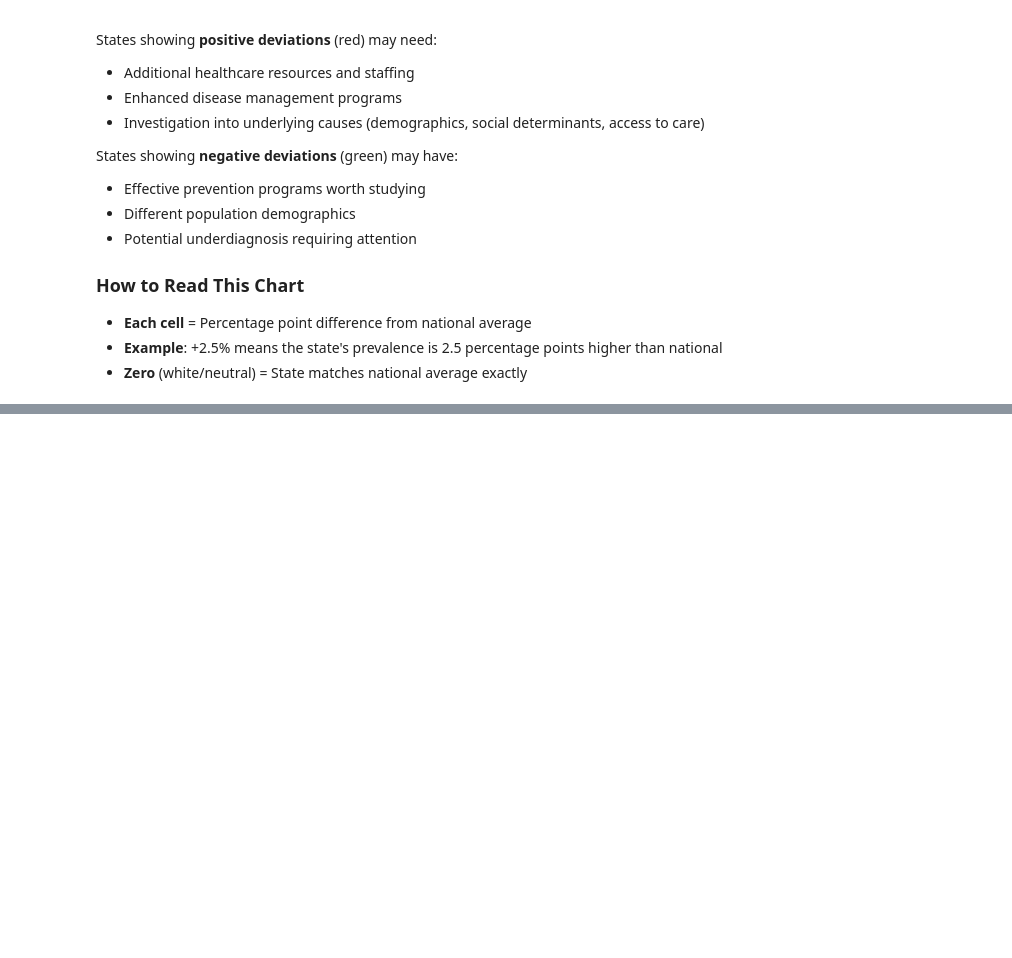
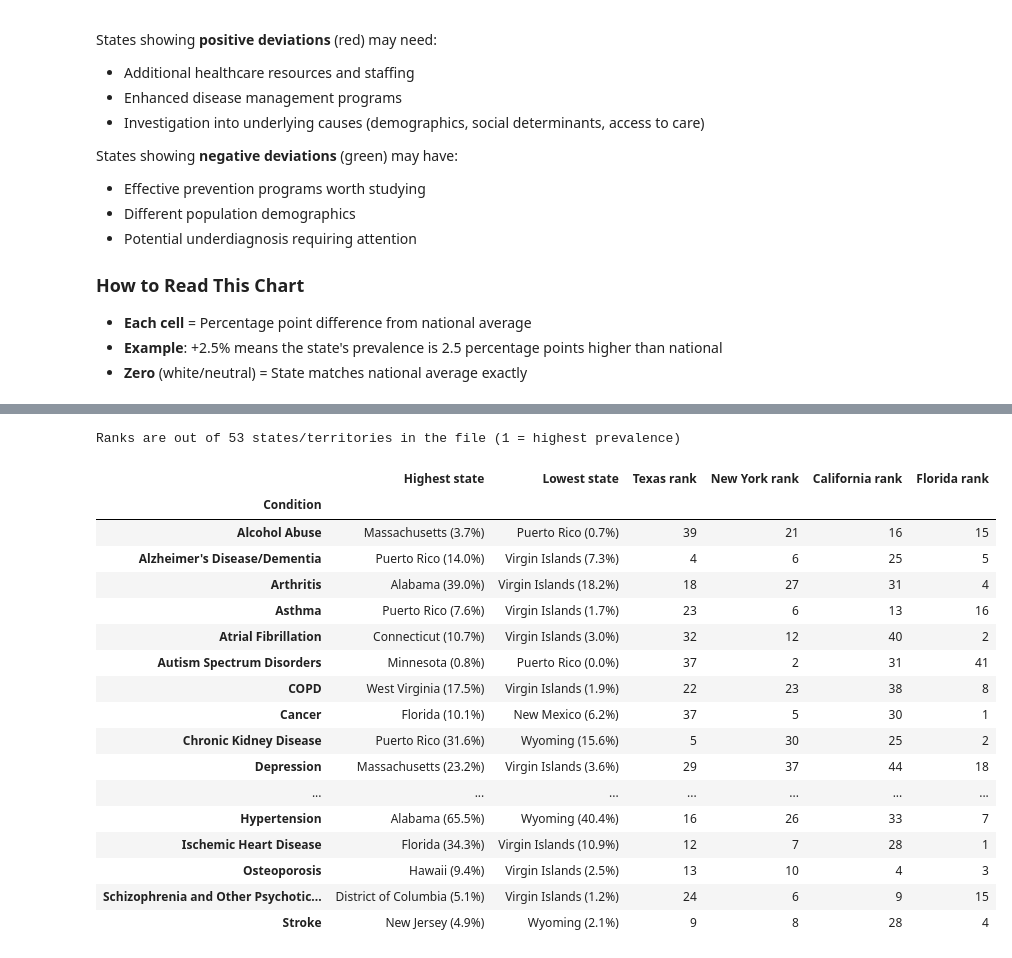
Before and after one commit to AmarachiNjoku/cms-chronic-disease-analysis, a Jupyter notebook: Amarachi Njoku_CMS Chronic diseas data analysis.ipynb, the cells around one changed output, grey strips where cells are left out. Drawn from its saved outputs; the diff is of its cells as text; code cells hidden in the pictures; blank space fills up the shorter version.

```diff
--- a/Amarachi Njoku_CMS Chronic diseas data analysis.ipynb
+++ b/Amarachi Njoku_CMS Chronic diseas data analysis.ipynb
@@ -732,0 +913,41 @@ Texas                  0.04
+# %%
+st = (df_with_prevalence[(df_with_prevalence['Bene_Geo_Lvl'] == 'State') &
+                         (df_with_prevalence['Bene_Demo_Lvl'] == 'All')]
+      .groupby(['Bene_Cond', 'Bene_Geo_Desc'])['Prvlnc'].mean().reset_index())
+st['Rank'] = st.groupby('Bene_Cond')['Prvlnc'].rank(ascending=False, method='min').astype(int)
+n_states = st['Bene_Geo_Desc'].nunique()
+
+rows = []
+for cond, g in st.groupby('Bene_Cond'):
+    hi, lo = g.loc[g['Prvlnc'].idxmax()], g.loc[g['Prvlnc'].idxmin()]
+    row = {'Condition': cond,
+           'Highest state': f"{hi['Bene_Geo_Desc']} ({hi['Prvlnc']:.1f}%)",
+           'Lowest state': f"{lo['Bene_Geo_Desc']} ({lo['Prvlnc']:.1f}%)"}
+    for s in target_states:
+        r = g.loc[g['Bene_Geo_Desc'] == s, 'Rank']
+        row[f'{s} rank'] = int(r.iloc[0]) if len(r) else None
+    rows.append(row)
+
+table6 = pd.DataFrame(rows).set_index('Condition')
+print(f"Ranks are out of {n_states} states/territories in the file (1 = highest prevalence)")
+table6
+# %% [output]
+Ranks are out of 53 states/territories in the file (1 = highest prevalence)
+|  | Highest state | Lowest state | Texas rank | New York rank | California rank | Florida rank |
+| Condition |  |  |  |  |  |  |
+| Alcohol Abuse | Massachusetts (3.7%) | Puerto Rico (0.7%) | 39 | 21 | 16 | 15 |
+| Alzheimer's Disease/Dementia | Puerto Rico (14.0%) | Virgin Islands (7.3%) | 4 | 6 | 25 | 5 |
+| Arthritis | Alabama (39.0%) | Virgin Islands (18.2%) | 18 | 27 | 31 | 4 |
+| Asthma | Puerto Rico (7.6%) | Virgin Islands (1.7%) | 23 | 6 | 13 | 16 |
+| Atrial Fibrillation | Connecticut (10.7%) | Virgin Islands (3.0%) | 32 | 12 | 40 | 2 |
+| Autism Spectrum Disorders | Minnesota (0.8%) | Puerto Rico (0.0%) | 37 | 2 | 31 | 41 |
+| COPD | West Virginia (17.5%) | Virgin Islands (1.9%) | 22 | 23 | 38 | 8 |
+| Cancer | Florida (10.1%) | New Mexico (6.2%) | 37 | 5 | 30 | 1 |
+| Chronic Kidney Disease | Puerto Rico (31.6%) | Wyoming (15.6%) | 5 | 30 | 25 | 2 |
+| Depression | Massachusetts (23.2%) | Virgin Islands (3.6%) | 29 | 37 | 44 | 18 |
+| ... | ... | ... | ... | ... | ... | ... |
+| Hypertension | Alabama (65.5%) | Wyoming (40.4%) | 16 | 26 | 33 | 7 |
+| Ischemic Heart Disease | Florida (34.3%) | Virgin Islands (10.9%) | 12 | 7 | 28 | 1 |
+| Osteoporosis | Hawaii (9.4%) | Virgin Islands (2.5%) | 13 | 10 | 4 | 3 |
+| Schizophrenia and Other Psychotic... | District of Columbia (5.1%) | Virgin Islands (1.2%) | 24 | 6 | 9 | 15 |
+| Stroke | New Jersey (4.9%) | Wyoming (2.1%) | 9 | 8 | 28 | 4 |
```
Also changed, not shown: parts of 22 cells of this notebook.
